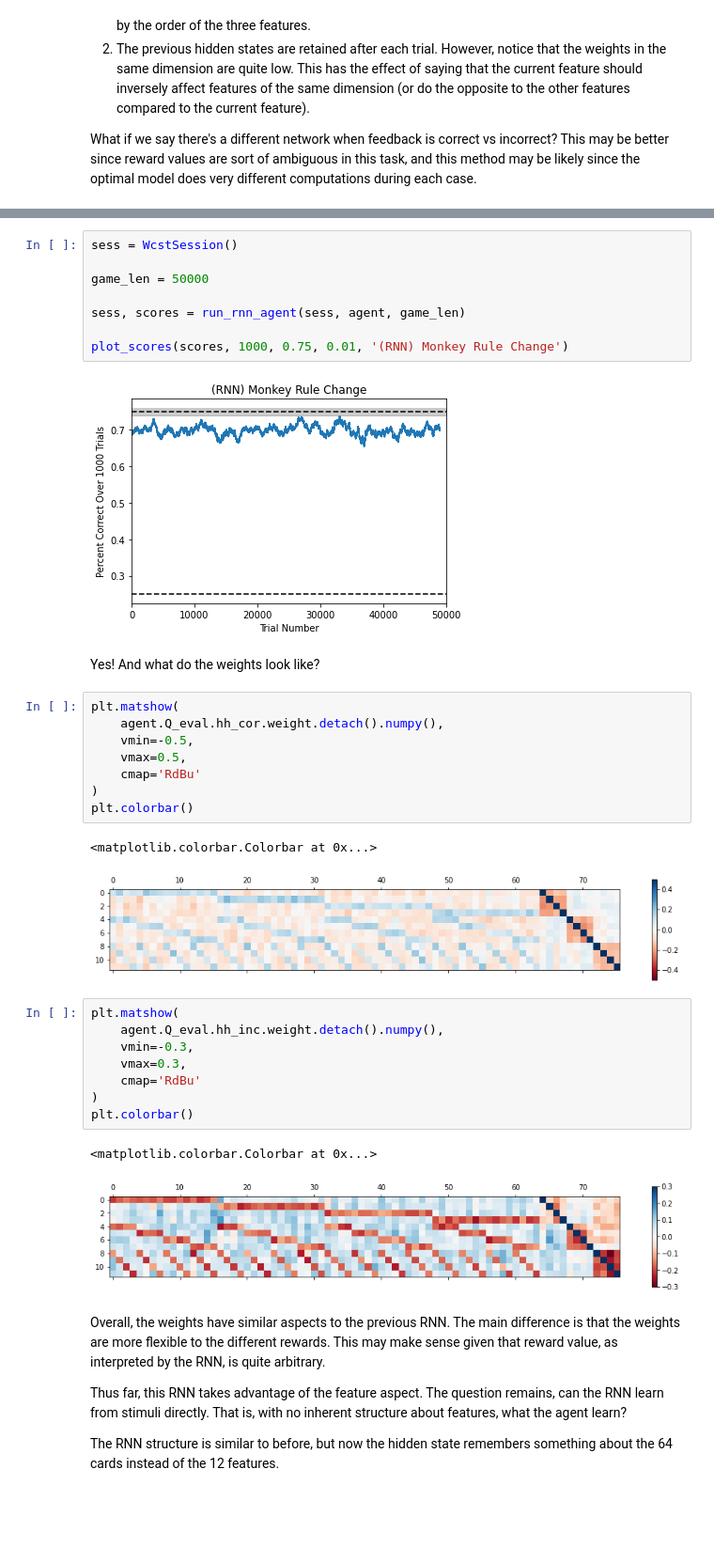
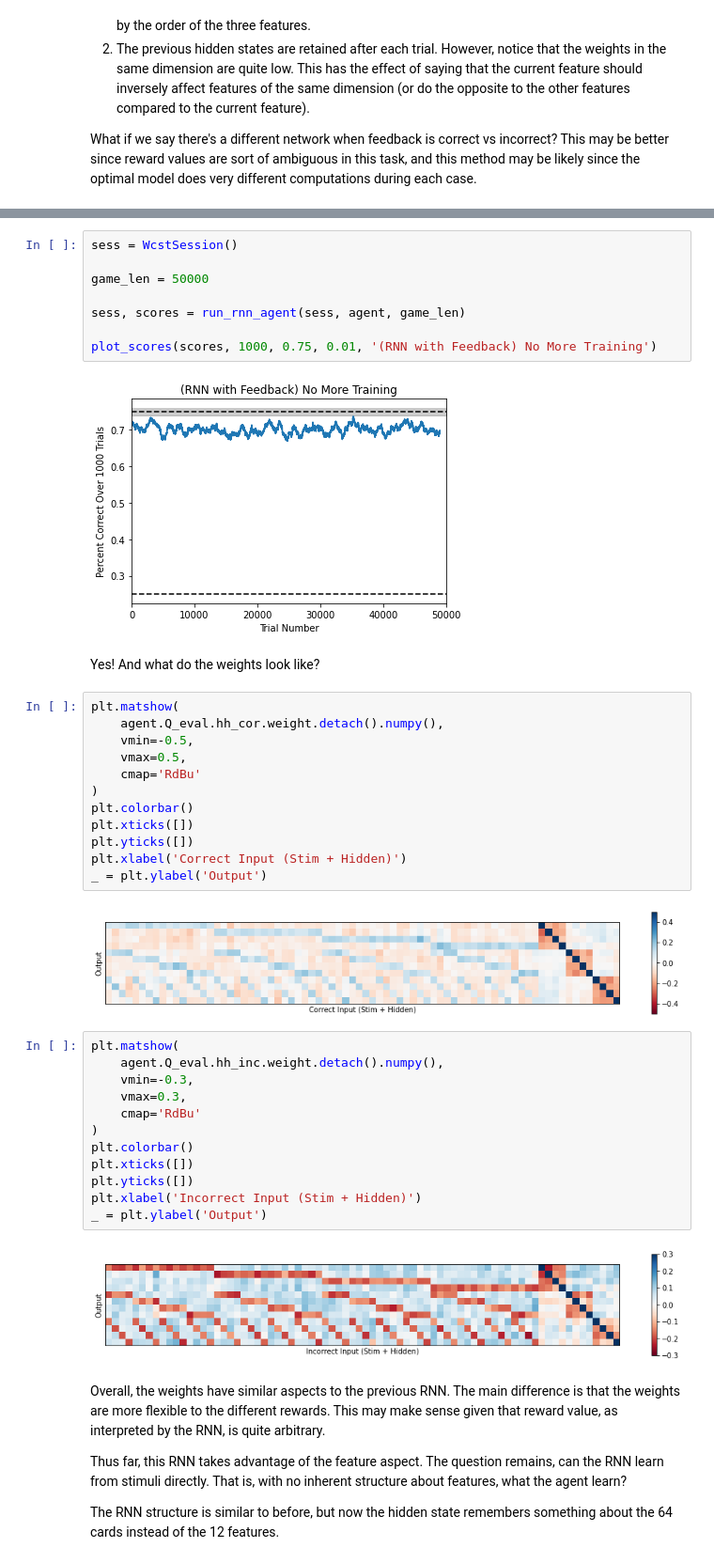
Before and after one commit to DetectiveKiwi/RL-WCST, a Jupyter notebook: RL-WCST-Demo.ipynb, the cells around one changed output, grey strips where cells are left out. Shown at 94% size. Saved outputs shown, nothing was run; the diff lists cells and outputs as text; blank space fills up the shorter version.

```diff
--- a/RL-WCST-Demo.ipynb
+++ b/RL-WCST-Demo.ipynb
@@ -349,9 +317,9 @@ game_len = 50000
 
 sess, scores = run_rnn_agent(sess, agent, game_len)
 
-plot_scores(scores, 1000, 0.75, 0.01, '(RNN) Monkey Rule Change')
+plot_scores(scores, 1000, 0.75, 0.01, '(RNN with Feedback) No More Training')
 # %% [output]
-[figure, old version]
+[figure, new version]
 # %% [markdown]
 Yes! And what do the weights look like?
 # %%
@@ -362,20 +330,26 @@ plt.matshow(
     cmap='RdBu'
 )
 plt.colorbar()
+plt.xticks([])
+plt.yticks([])
+plt.xlabel('Correct Input (Stim + Hidden)')
+_ = plt.ylabel('Output')
 # %% [output]
-<matplotlib.colorbar.Colorbar at 0x...>
-[figure, old version]
+[figure, new version]
 # %%
 plt.matshow(
     agent.Q_eval.hh_inc.weight.detach().numpy(),
     vmin=-0.3,
     vmax=0.3,
     cmap='RdBu'
 )
 plt.colorbar()
+plt.xticks([])
+plt.yticks([])
+plt.xlabel('Incorrect Input (Stim + Hidden)')
+_ = plt.ylabel('Output')
 # %% [output]
-<matplotlib.colorbar.Colorbar at 0x...>
-[figure, old version]
+[figure, new version]
 # %% [markdown]
 Overall, the weights have similar aspects to the previous RNN. The main difference is that the weights are more flexible to the different rewards. This may make sense given that reward value, as interpreted by the RNN, is quite arbitrary.
 
```
Also changed, not shown: parts of 38 cells of this notebook.
